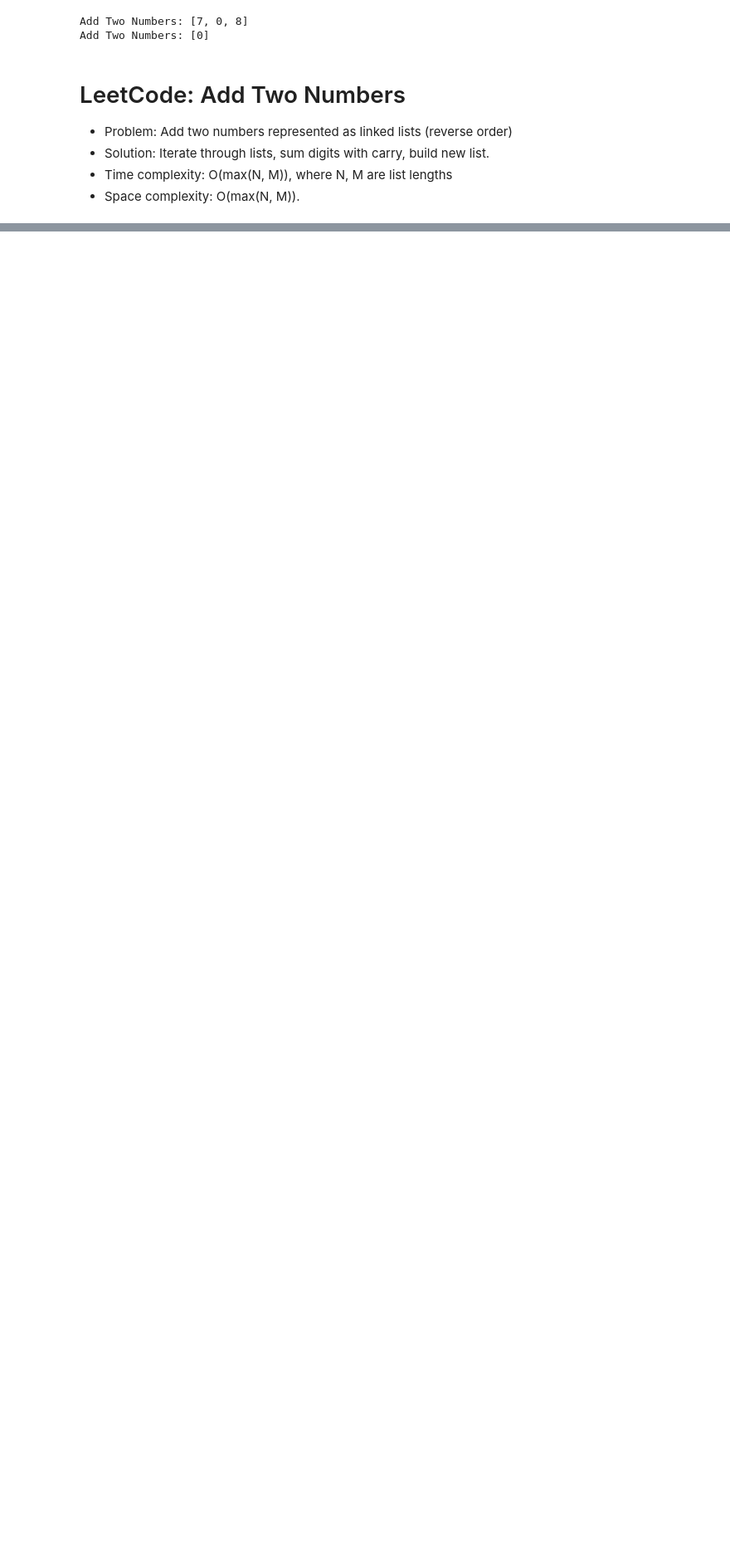
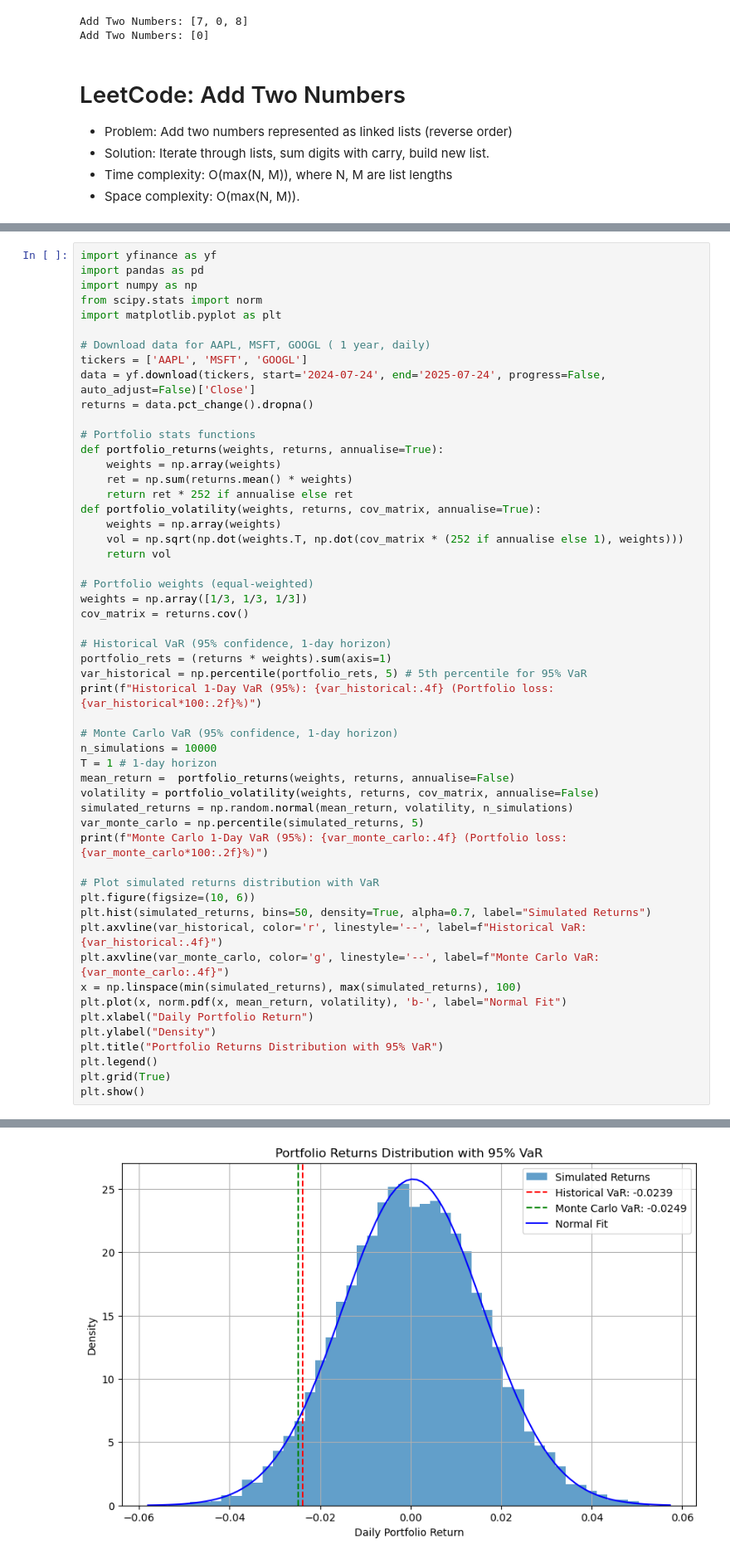
Before and after one commit to mhezie/Quant-Portfolio, a Jupyter notebook: Quant-Portfolio.ipynb, the cells around one changed output, grey strips where cells are left out. Shown at 83% size. Saved outputs shown, nothing was run; the diff lists cells and outputs as text; blank space fills up the shorter version.

Commit message:
Day 6: VaR calculation, Monte Carlo simulation, LeetCode Longest Substring

```diff
--- a/Quant-Portfolio.ipynb
+++ b/Quant-Portfolio.ipynb
@@ -510,0 +526,54 @@ Add Two Numbers: [0]
+# %%
+import yfinance as yf
+import pandas as pd
+import numpy as np
+from scipy.stats import norm
+import matplotlib.pyplot as plt
+
+# Download data for AAPL, MSFT, GOOGL ( 1 year, daily)
+tickers = ['AAPL', 'MSFT', 'GOOGL']
+data = yf.download(tickers, start='2024-07-24', end='2025-07-24', progress=False, auto_adjust=False)['Close']
+returns = data.pct_change().dropna()
+
+# Portfolio stats functions
+def portfolio_returns(weights, returns, annualise=True):
+    weights = np.array(weights)
+    ret = np.sum(returns.mean() * weights)
+    return ret * 252 if annualise else ret
+def portfolio_volatility(weights, returns, cov_matrix, annualise=True):
+    weights = np.array(weights)
+    vol = np.sqrt(np.dot(weights.T, np.dot(cov_matrix * (252 if annualise else 1), weights)))
+    return vol
+
+# Portfolio weights (equal-weighted)
+weights = np.array([1/3, 1/3, 1/3])
+cov_matrix = returns.cov()
+
+# Historical VaR (95% confidence, 1-day horizon)
+portfolio_rets = (returns * weights).sum(axis=1)
+var_historical = np.percentile(portfolio_rets, 5) # 5th percentile for 95% VaR
+print(f"Historical 1-Day VaR (95%): {var_historical:.4f} (Portfolio loss: {var_historical*100:.2f}%)")
+
+# Monte Carlo VaR (95% confidence, 1-day horizon)
+n_simulations = 10000
+T = 1 # 1-day horizon
+mean_return =  portfolio_returns(weights, returns, annualise=False)
+volatility = portfolio_volatility(weights, returns, cov_matrix, annualise=False)
+simulated_returns = np.random.normal(mean_return, volatility, n_simulations)
+var_monte_carlo = np.percentile(simulated_returns, 5)
+print(f"Monte Carlo 1-Day VaR (95%): {var_monte_carlo:.4f} (Portfolio loss: {var_monte_carlo*100:.2f}%)")
+
+# Plot simulated returns distribution with VaR
+plt.figure(figsize=(10, 6))
+plt.hist(simulated_returns, bins=50, density=True, alpha=0.7, label="Simulated Returns")
+plt.axvline(var_historical, color='r', linestyle='--', label=f"Historical VaR: {var_historical:.4f}")
+plt.axvline(var_monte_carlo, color='g', linestyle='--', label=f"Monte Carlo VaR: {var_monte_carlo:.4f}")
+x = np.linspace(min(simulated_returns), max(simulated_returns), 100)
+plt.plot(x, norm.pdf(x, mean_return, volatility), 'b-', label="Normal Fit")
+plt.xlabel("Daily Portfolio Return")
+plt.ylabel("Density")
+plt.title("Portfolio Returns Distribution with 95% VaR")
+plt.legend()
+plt.grid(True)
+plt.show()
+# %% [output]
@@ -510,0 +582 @@ Add Two Numbers: [0]
+[figure, added]
```
Also changed, not shown: parts of 9 cells of this notebook.
